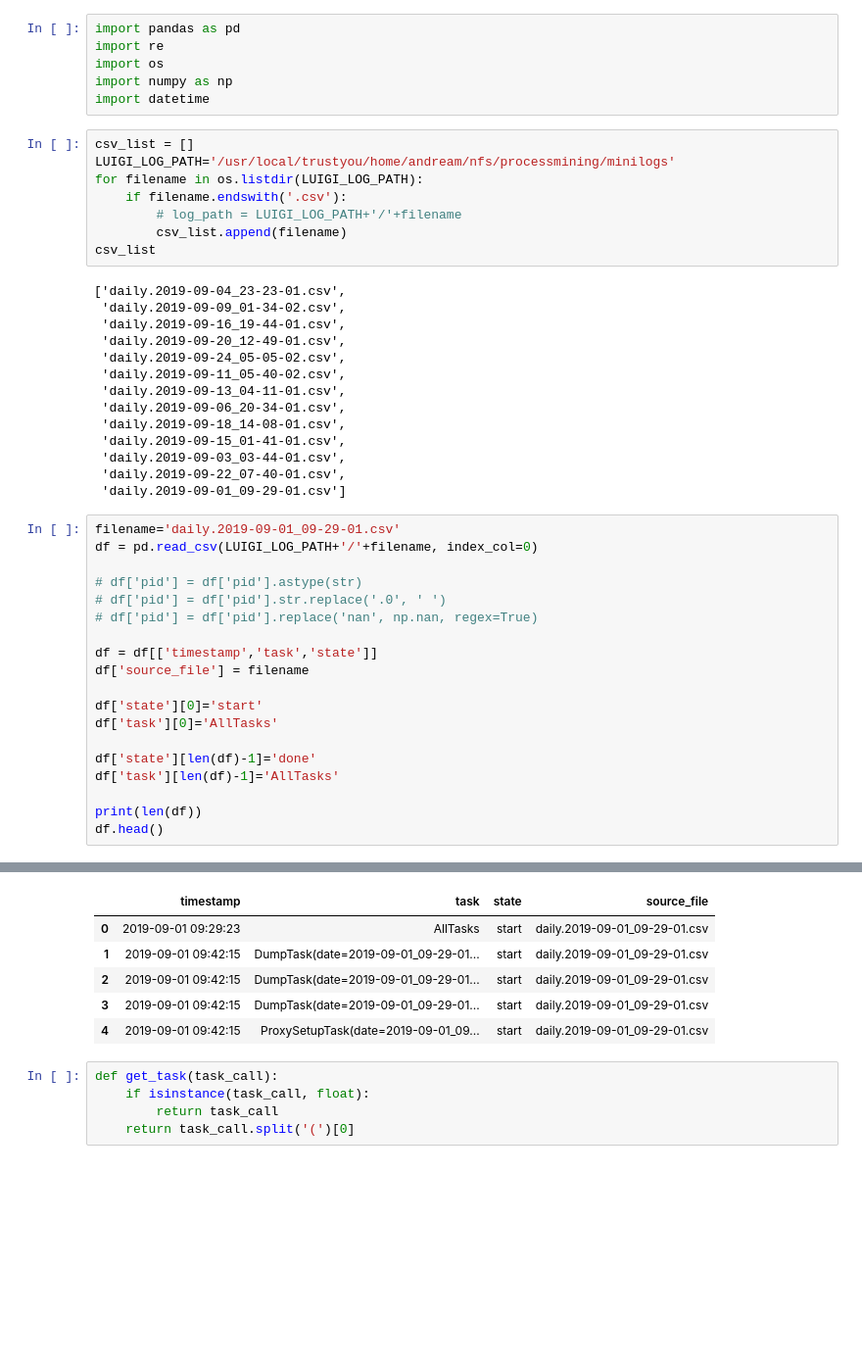
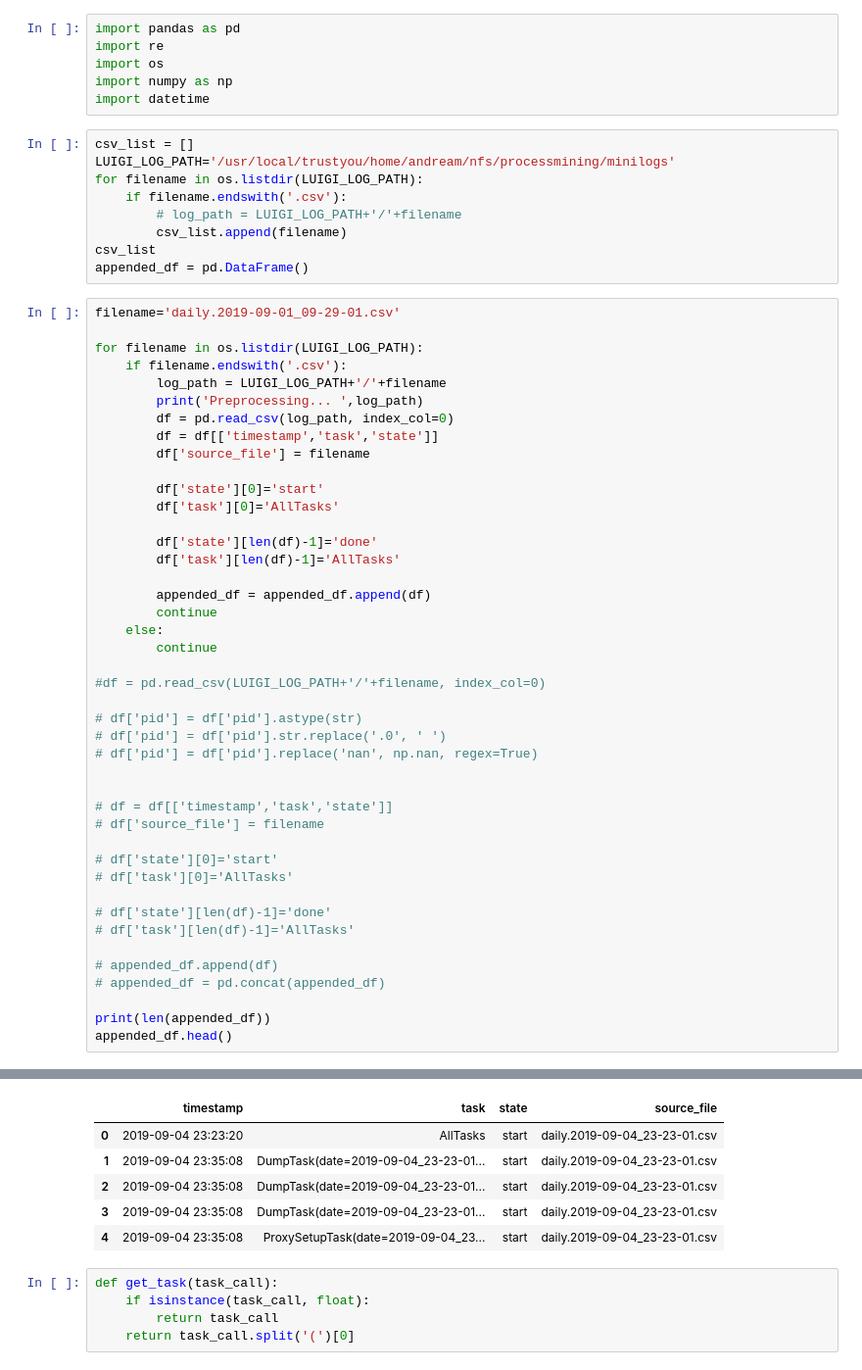
Before and after one commit to andreamalhera/perfSky, a Jupyter notebook: notebooks/boxplot.ipynb, the cells around one changed output, grey strips where cells are left out. Shown at 98% size. Saved outputs shown, nothing was run; the diff lists cells and outputs as text; blank space fills up the shorter version.

```diff
--- a/notebooks/boxplot.ipynb
+++ b/notebooks/boxplot.ipynb
@@ -12,37 +12,48 @@ for filename in os.listdir(LUIGI_LOG_PATH):
         # log_path = LUIGI_LOG_PATH+'/'+filename
         csv_list.append(filename)
 csv_list
+appended_df = pd.DataFrame()
-# %% [output]
-['daily.2019-09-04_23-23-01.csv',
- 'daily.2019-09-09_01-34-02.csv',
- 'daily.2019-09-16_19-44-01.csv',
- 'daily.2019-09-20_12-49-01.csv',
- 'daily.2019-09-24_05-05-02.csv',
- 'daily.2019-09-11_05-40-02.csv',
- 'daily.2019-09-13_04-11-01.csv',
- 'daily.2019-09-06_20-34-01.csv',
- 'daily.2019-09-18_14-08-01.csv',
- 'daily.2019-09-15_01-41-01.csv',
- 'daily.2019-09-03_03-44-01.csv',
- 'daily.2019-09-22_07-40-01.csv',
- 'daily.2019-09-01_09-29-01.csv']
 # %%
 filename='daily.2019-09-01_09-29-01.csv'
-df = pd.read_csv(LUIGI_LOG_PATH+'/'+filename, index_col=0)
+
+for filename in os.listdir(LUIGI_LOG_PATH):
+    if filename.endswith('.csv'):
+        log_path = LUIGI_LOG_PATH+'/'+filename
+        print('Preprocessing... ',log_path)
+        df = pd.read_csv(log_path, index_col=0)
+        df = df[['timestamp','task','state']]
+        df['source_file'] = filename
+
+        df['state'][0]='start'
+        df['task'][0]='AllTasks'
+
+        df['state'][len(df)-1]='done'
+        df['task'][len(df)-1]='AllTasks'
+
+        appended_df = appended_df.append(df)
+        continue
+    else:
+        continue
+
+#df = pd.read_csv(LUIGI_LOG_PATH+'/'+filename, index_col=0)
 
 # df['pid'] = df['pid'].astype(str)
 # df['pid'] = df['pid'].str.replace('.0', ' ')
 # df['pid'] = df['pid'].replace('nan', np.nan, regex=True)
 
-df = df[['timestamp','task','state']]
-df['source_file'] = filename
 
-df['state'][0]='start'
-df['task'][0]='AllTasks'
+# df = df[['timestamp','task','state']]
+# df['source_file'] = filename
 
-df['state'][len(df)-1]='done'
-df['task'][len(df)-1]='AllTasks'
+# df['state'][0]='start'
+# df['task'][0]='AllTasks'
 
-print(len(df))
-df.head()
+# df['state'][len(df)-1]='done'
+# df['task'][len(df)-1]='AllTasks'
+
+# appended_df.append(df)
+# appended_df = pd.concat(appended_df)
+
+print(len(appended_df))
+appended_df.head()
 # %% [output]
@@ -50,9 +74,9 @@ df.head()
 |  | timestamp | task | state | source_file |
-| 0 | 2019-09-01 09:29:23 | AllTasks | start | daily.2019-09-01_09-29-01.csv |
-| 1 | 2019-09-01 09:42:15 | DumpTask(date=2019-09-01_09-29-01... | start | daily.2019-09-01_09-29-01.csv |
-| 2 | 2019-09-01 09:42:15 | DumpTask(date=2019-09-01_09-29-01... | start | daily.2019-09-01_09-29-01.csv |
-| 3 | 2019-09-01 09:42:15 | DumpTask(date=2019-09-01_09-29-01... | start | daily.2019-09-01_09-29-01.csv |
-| 4 | 2019-09-01 09:42:15 | ProxySetupTask(date=2019-09-01_09... | start | daily.2019-09-01_09-29-01.csv |
+| 0 | 2019-09-04 23:23:20 | AllTasks | start | daily.2019-09-04_23-23-01.csv |
+| 1 | 2019-09-04 23:35:08 | DumpTask(date=2019-09-04_23-23-01... | start | daily.2019-09-04_23-23-01.csv |
+| 2 | 2019-09-04 23:35:08 | DumpTask(date=2019-09-04_23-23-01... | start | daily.2019-09-04_23-23-01.csv |
+| 3 | 2019-09-04 23:35:08 | DumpTask(date=2019-09-04_23-23-01... | start | daily.2019-09-04_23-23-01.csv |
+| 4 | 2019-09-04 23:35:08 | ProxySetupTask(date=2019-09-04_23... | start | daily.2019-09-04_23-23-01.csv |
 # %%
 def get_task(task_call):
     if isinstance(task_call, float):
```
Also changed, not shown: parts of 8 cells of this notebook.
